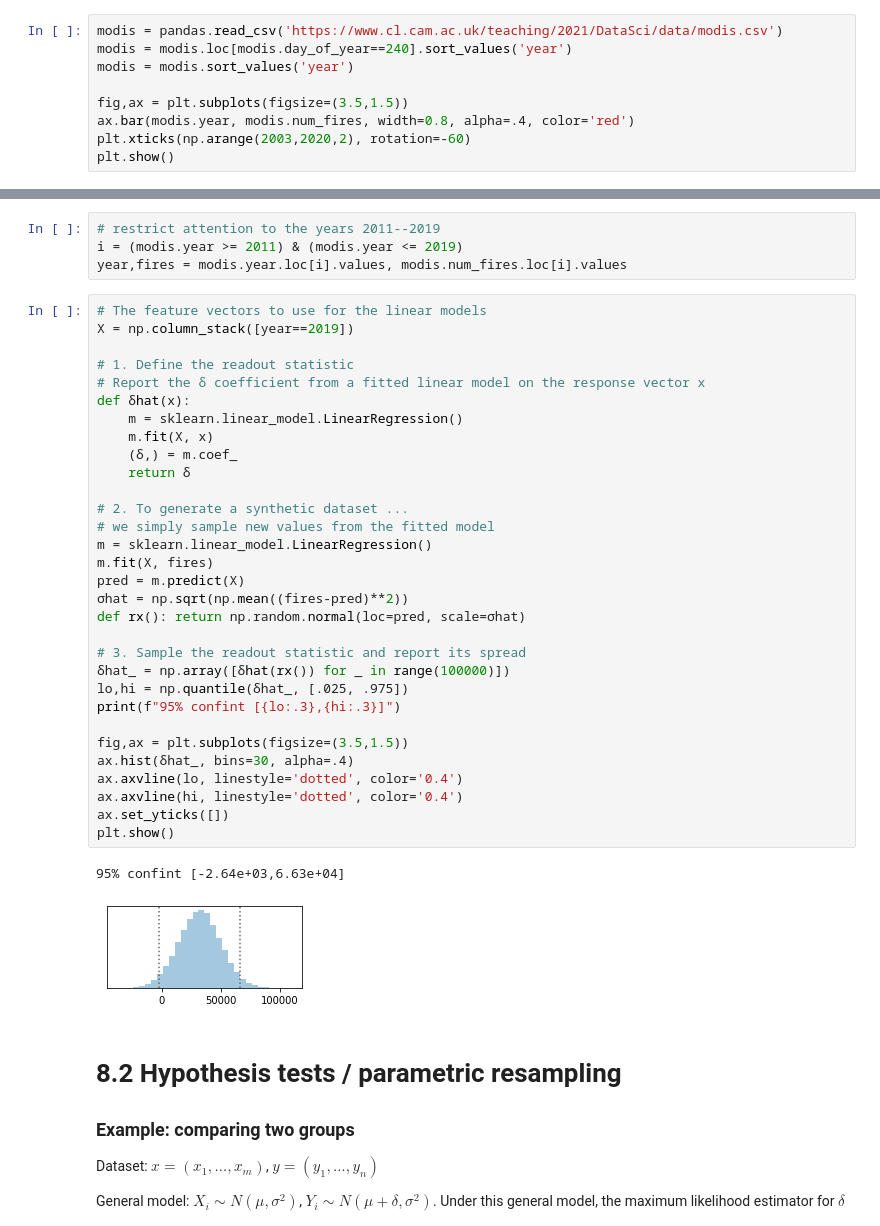
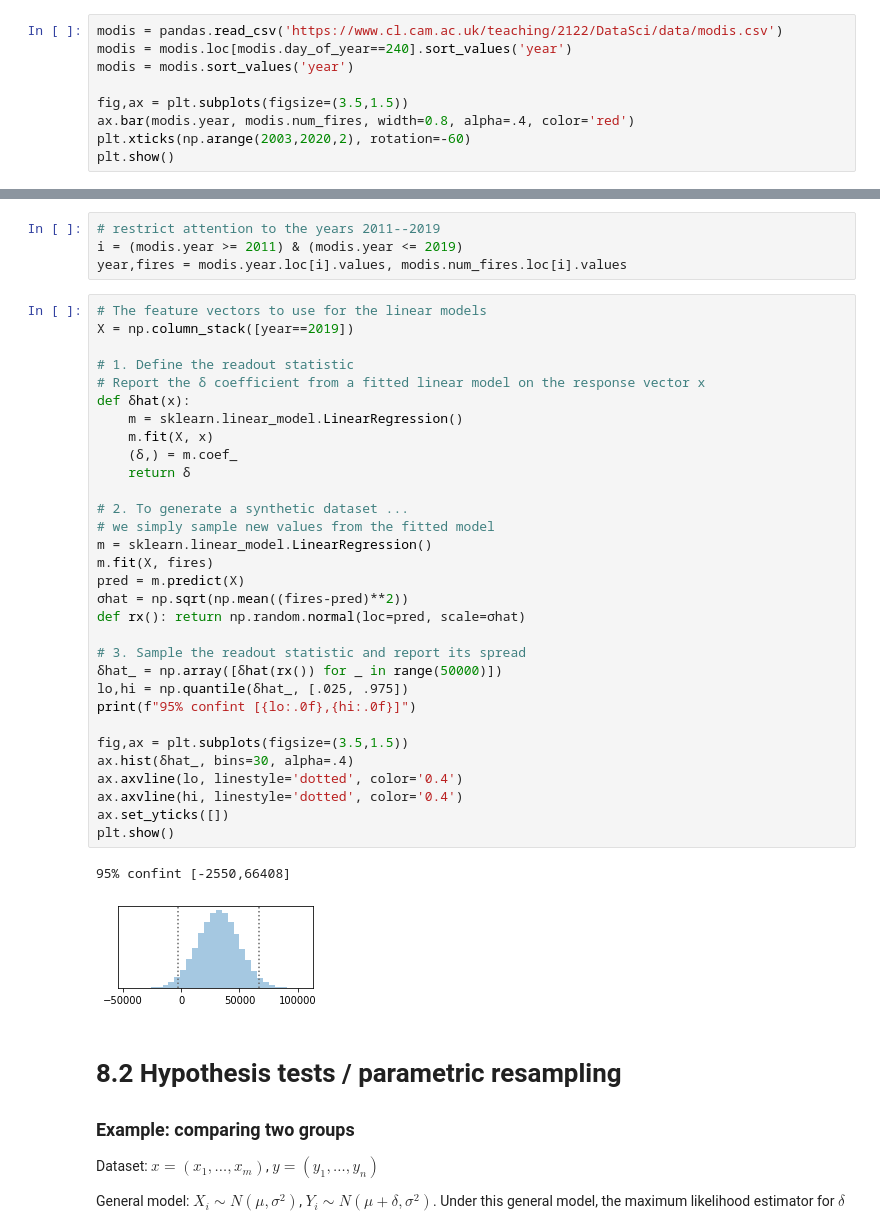
Before and after one commit to damonjw/datasci, a Jupyter notebook: freq.ipynb, the cells around one changed output, grey strips where cells are left out. Cells and saved outputs as stored; diff of their text form.

```diff
--- a/freq.ipynb
+++ b/freq.ipynb
@@ -104,7 +104,7 @@ $$
 \textbf{x} \sim \mu\textbf{1} + \delta 1_{\textbf{year}=2019} + N(0,\sigma^2)
 $$
 # %%
-modis = pandas.read_csv('https://www.cl.cam.ac.uk/teaching/2021/DataSci/data/modis.csv')
+modis = pandas.read_csv('https://www.cl.cam.ac.uk/teaching/2122/DataSci/data/modis.csv')
 modis = modis.loc[modis.day_of_year==240].sort_values('year')
 modis = modis.sort_values('year')
 
@@ -121,37 +121,37 @@ year,fires = modis.year.loc[i].values, modis.num_fires.loc[i].values
 # %%
 # The feature vectors to use for the linear models
 X = np.column_stack([year==2019])
 
 # 1. Define the readout statistic
 # Report the δ coefficient from a fitted linear model on the response vector x
 def δhat(x):
     m = sklearn.linear_model.LinearRegression()
     m.fit(X, x)
     (δ,) = m.coef_
     return δ
 
 # 2. To generate a synthetic dataset ...
 # we simply sample new values from the fitted model
 m = sklearn.linear_model.LinearRegression()
 m.fit(X, fires)
 pred = m.predict(X)
 σhat = np.sqrt(np.mean((fires-pred)**2))
 def rx(): return np.random.normal(loc=pred, scale=σhat)
 
 # 3. Sample the readout statistic and report its spread
-δhat_ = np.array([δhat(rx()) for _ in range(100000)])
+δhat_ = np.array([δhat(rx()) for _ in range(50000)])
 lo,hi = np.quantile(δhat_, [.025, .975])
-print(f"95% confint [{lo:.3},{hi:.3}]")
+print(f"95% confint [{lo:.0f},{hi:.0f}]")
 
 fig,ax = plt.subplots(figsize=(3.5,1.5))
 ax.hist(δhat_, bins=30, alpha=.4)
 ax.axvline(lo, linestyle='dotted', color='0.4')
 ax.axvline(hi, linestyle='dotted', color='0.4')
 ax.set_yticks([])
 plt.show()
 # %% [output]
-95% confint [-2.64e+03,6.63e+04]
+95% confint [-2550,66408]
-[figure, old version]
+[figure, new version]
 # %% [markdown]
 # 8.2 Hypothesis tests / parametric resampling
 
```
Also changed, not shown: parts of 8 cells of this notebook.
